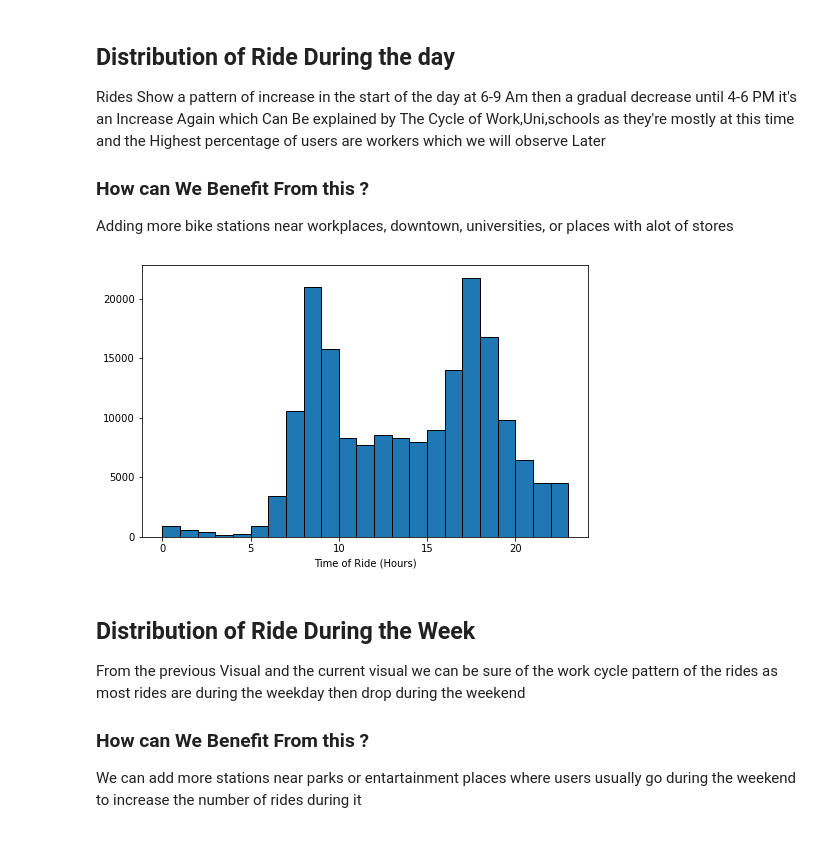
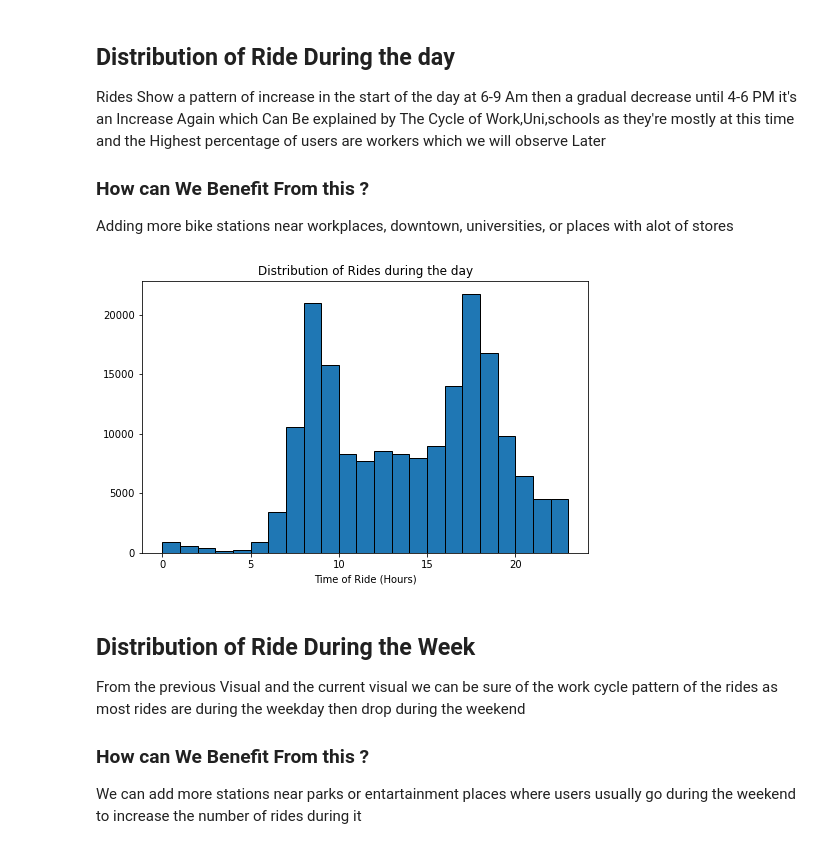
Before and after one commit to mmedhat007/Machine-Learning-Projects, a Jupyter notebook: Ford GoBike Dataset Analysis/Ford_GoBike_Part2.ipynb, the cells around one changed output. Saved outputs shown, nothing was run; the diff lists cells and outputs as text; code cells hidden in the pictures.

```diff
--- a/Ford GoBike Dataset Analysis/Ford_GoBike_Part2.ipynb
+++ b/Ford GoBike Dataset Analysis/Ford_GoBike_Part2.ipynb
@@ -23,6 +23,10 @@ warnings.simplefilter("ignore")
 # %%
 # load in the dataset into a pandas dataframe
 df = pd.read_csv('Ford_GoBike_Updated.csv')
+weekday_order = ['Monday', 'Tuesday', 'Wednesday', 'Thursday', 'Friday', 'Saturday', 'Sunday']
+
+# ordering weekdays
+df['weekday'] = pd.Categorical(df['weekday'], categories=weekday_order, ordered=True)
 # %% [markdown]
 ## Distribution of Ride During the day
 
@@ -33,15 +37,16 @@ Adding more bike stations near workplaces, downtown, universities, or places wit
 # %%
 #Histogram of the distibution of the hours
 binsize = 1
 bins = np.arange(0, df['hour'].max() + binsize, binsize)
 
 plt.figure(figsize=[8, 5])
 plt.hist(data = df, x = 'hour', bins=bins, edgecolor = "black")
 plt.xlabel('Time of Ride (Hours)')
+plt.title('Distribution of Rides during the day')
 
 plt.show()# convert cut, color, and clarity into ordered categorical types
 # %% [output]
-[figure, old version]
+[figure, new version]
 # %% [markdown]
 ## Distribution of Ride During the Week
 
```
Also changed, not shown: parts of 10 cells of this notebook, 2 other files.
